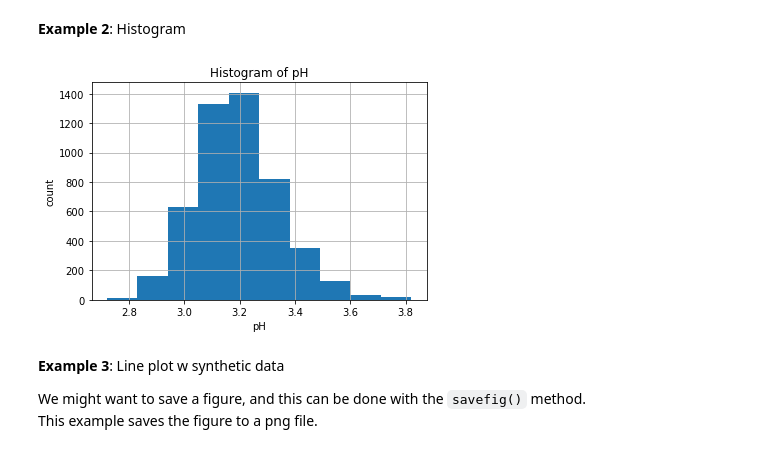
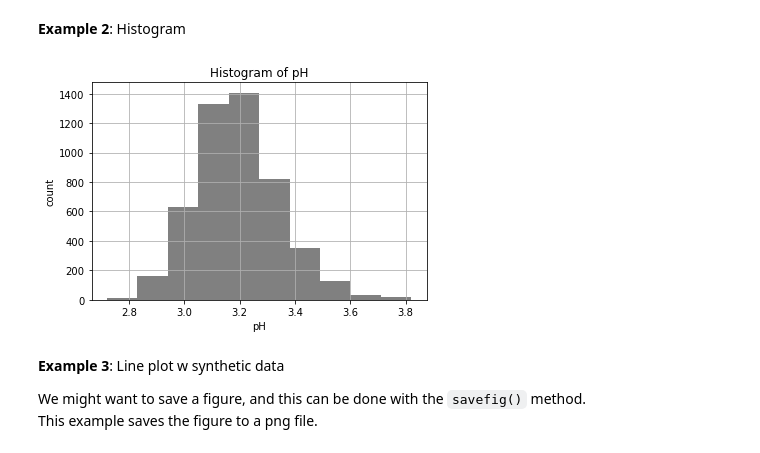
Before and after one commit to PredictioNN/intro_data_science_course, a Jupyter notebook: semester1/week_11_12_visualize_summarize/visualization.ipynb, the cells around one changed output. Saved outputs shown, nothing was run; the diff lists cells and outputs as text; code cells hidden in the pictures.

```diff
--- a/semester1/week_11_12_visualize_summarize/visualization.ipynb
+++ b/semester1/week_11_12_visualize_summarize/visualization.ipynb
@@ -293,13 +293,13 @@ It gives a good understanding of how the data is distributed.
 # %% [markdown]
 **Example 2**: Histogram
 # %%
-plt.hist(df.pH)
+plt.hist(df.pH, color='grey')
 plt.title('Histogram of pH')
 plt.xlabel('pH')
 plt.ylabel('count')
 plt.grid()
 # %% [output]
-[figure, old version]
+[figure, new version]
 # %% [markdown]
 **Example 3**: Line plot w synthetic data
 
```
Also changed, not shown: parts of 13 cells of this notebook.
